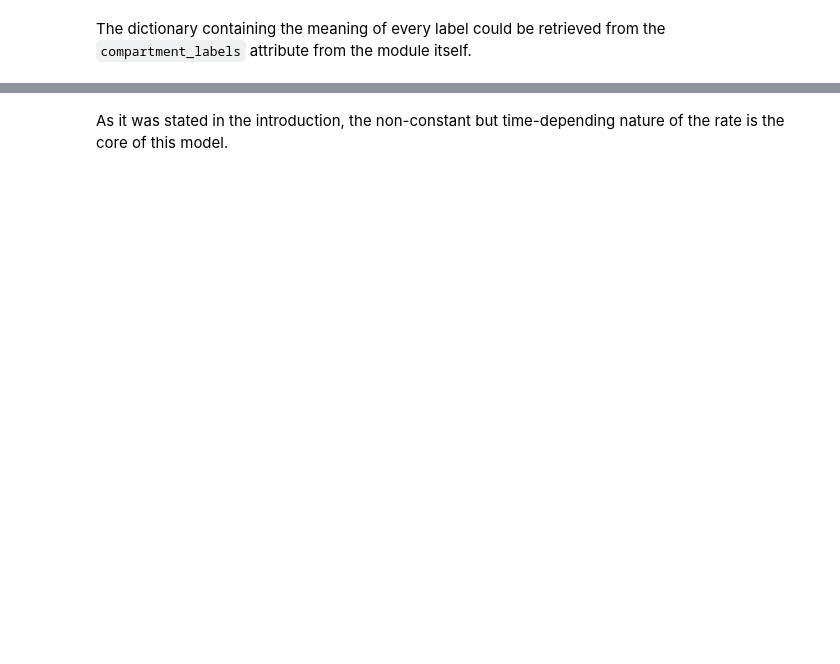
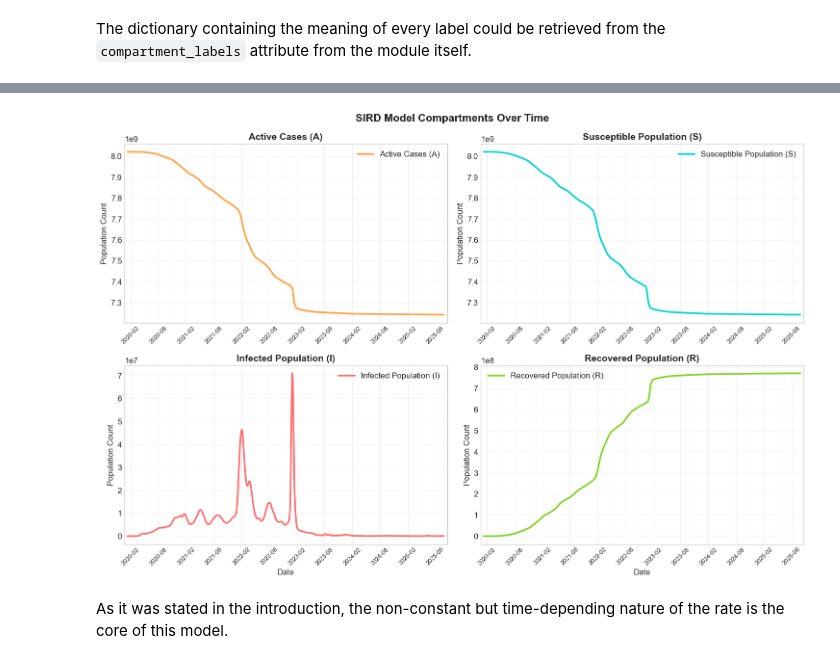
Before and after one commit to julihocc/epydemics, a Jupyter notebook: examples/global_forecasting.ipynb, the cells around one changed output, grey strips where cells are left out. Cells and saved outputs as stored; diff of their text form; code cells hidden in the pictures; blank space fills up the shorter version.

```diff
--- a/examples/global_forecasting.ipynb
+++ b/examples/global_forecasting.ipynb
@@ -527,6 +486,5 @@ compartment_labels
 # %%
 import matplotlib.pyplot as plt
-import matplotlib.dates as mdates
 
 # Enhanced visualization of SIRD model compartments
 fig, axes = plt.subplots(2, 2, figsize=(15, 10))
@@ -539,40 +497,43 @@ titles = [
     "Active Cases (A)",
     "Susceptible Population (S)",
     "Infected Population (I)",
     "Recovered Population (R)",
 ]
 
 # Plot each compartment
 for i, (comp, title) in enumerate(zip(compartments, titles)):
     row, col = i // 2, i % 2
     ax = axes[row, col]
 
     ax.plot(
         global_data_container.data.index,
         global_data_container.data[comp],
         color=colors[comp],
         linewidth=2.5,
         label=title,
     )
     ax.set_title(title, fontsize=14, fontweight="bold")
     ax.set_ylabel("Population Count", fontsize=12)
-    ax.grid(True, alpha=0.3)
     ax.legend(loc="best")
     ax.ticklabel_format(style="scientific", axis="y", scilimits=(0, 0))
 
-    # Fix time axis formatting
-    ax.xaxis.set_major_formatter(mdates.DateFormatter("%Y-%m"))
-    ax.xaxis.set_major_locator(mdates.MonthLocator(interval=4))
-    ax.xaxis.set_minor_locator(mdates.MonthLocator(interval=2))
-    ax.tick_params(axis="x", rotation=45, labelsize=9)
-    ax.margins(x=0.01)
+    # Use the formatting utility for consistent time axis formatting
+    format_time_axis(
+        ax,
+        global_data_container.data.index,
+        time_range="long",
+        rotation=45,
+        labelsize=9
+    )
 
 # Set x-label only for bottom plots
 axes[1, 0].set_xlabel("Date", fontsize=12)
 axes[1, 1].set_xlabel("Date", fontsize=12)
 
 plt.tight_layout()
 plt.show()
+# %% [output]
+[figure, added]
 # %% [markdown]
 As it was stated in the introduction, the non-constant but time-depending nature of the rate is the core of this model.
 # %%
```
Also changed, not shown: parts of 13 cells of this notebook, 1 other file.
